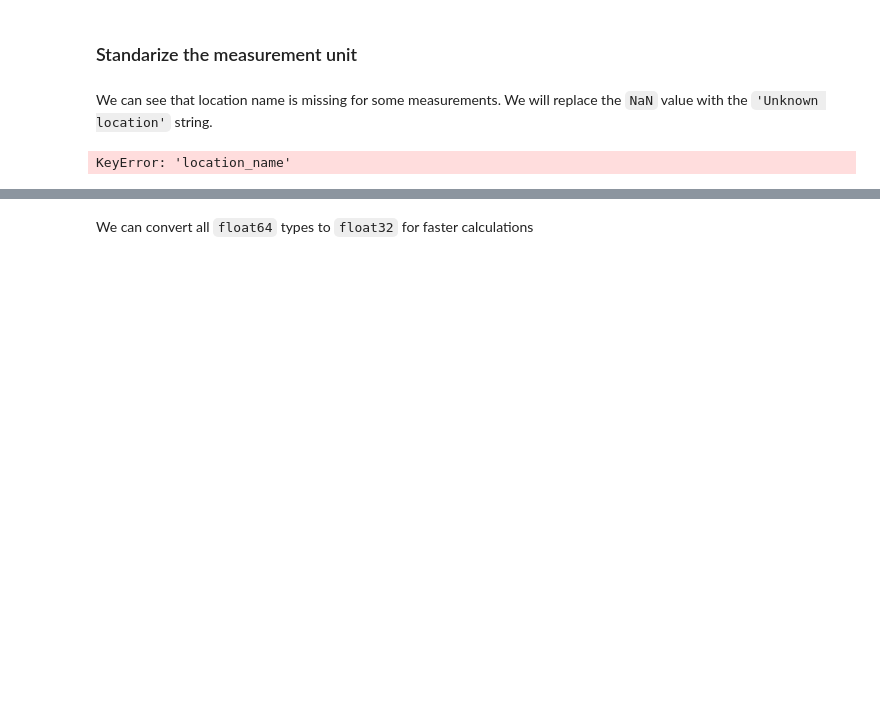
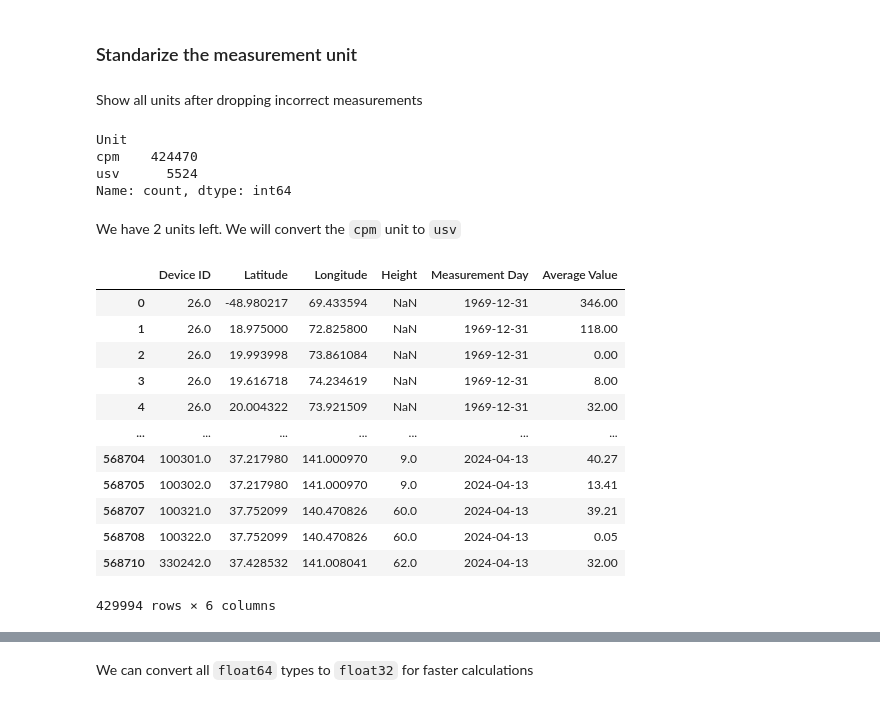
Before and after one commit to MehowBd/Safecast-Radiation-Dataset-Analysis, a Jupyter notebook: main.ipynb, the cells around one changed output, grey strips where cells are left out. Saved outputs shown, nothing was run; the diff lists cells and outputs as text; code cells hidden in the pictures; blank space fills up the shorter version.

Commit message:
Remove some useless data, add simple visualization

```diff
--- a/main.ipynb
+++ b/main.ipynb
@@ -132,3 +136,3 @@ max      NaN
 Name: Average Value, dtype: float64
 # %%
-df = df[df['Unit'] != 'celsius']
+df = df[df['Unit'] != 'celcius']
@@ -148,0 +183,2 @@ Name: Average Value, dtype: float64
+# %%
+df = df[df['Unit'] != 'status']
@@ -149,8 +189,43 @@ Name: Average Value, dtype: float64
+# %%
+df = df[df['Unit'] != 'PM10 ug/m3']
 # %% [markdown]
 ### Standarize the measurement unit
-# %% [markdown]
-We can see that location name is missing for some measurements. We will replace the `NaN` value with the `'Unknown location'` string.
-# %%
-df.loc[df['location_name'].isnull(), 'location_name'] = 'Unknown location'
-# %% [output]
-KeyError: 'location_name'
+# %% [markdown]
+Show all units after dropping incorrect measurements
+# %%
+df['Unit'].value_counts()
+# %% [output]
+Unit
+cpm    424470
+usv      5524
+Name: count, dtype: int64
+# %% [markdown]
+We have 2 units left. We will convert the `cpm` unit to `usv`
+# %%
+def convert_to_cpm(row):
+    if row['Unit'] == 'usv':
+        # Assuming 1 µSv/h = 200 CPM
+        return row['Average Value'] * 200
+    elif row['Unit'] == 'cpm':
+        return row['Average Value']
+
+df['Average Value'] = df.apply(convert_to_cpm, axis=1)
+
+# Since all data is now in CPM, we can drop the 'Unit' column
+df.drop('Unit', axis=1, inplace=True)
+
+df
+# %% [output]
+|  | Device ID | Latitude | Longitude | Height | Measurement Day | Average Value |
+| 0 | 26.0 | -48.980217 | 69.433594 | NaN | 1969-12-31 | 346.00 |
+| 1 | 26.0 | 18.975000 | 72.825800 | NaN | 1969-12-31 | 118.00 |
+| 2 | 26.0 | 19.993998 | 73.861084 | NaN | 1969-12-31 | 0.00 |
+| 3 | 26.0 | 19.616718 | 74.234619 | NaN | 1969-12-31 | 8.00 |
+| 4 | 26.0 | 20.004322 | 73.921509 | NaN | 1969-12-31 | 32.00 |
+| ... | ... | ... | ... | ... | ... | ... |
+| 568704 | 100301.0 | 37.217980 | 141.000970 | 9.0 | 2024-04-13 | 40.27 |
+| 568705 | 100302.0 | 37.217980 | 141.000970 | 9.0 | 2024-04-13 | 13.41 |
+| 568707 | 100321.0 | 37.752099 | 140.470826 | 60.0 | 2024-04-13 | 39.21 |
+| 568708 | 100322.0 | 37.752099 | 140.470826 | 60.0 | 2024-04-13 | 0.05 |
+| 568710 | 330242.0 | 37.428532 | 141.008041 | 62.0 | 2024-04-13 | 32.00 |
+429994 rows × 6 columns
```
Also changed, not shown: parts of 21 cells of this notebook.
